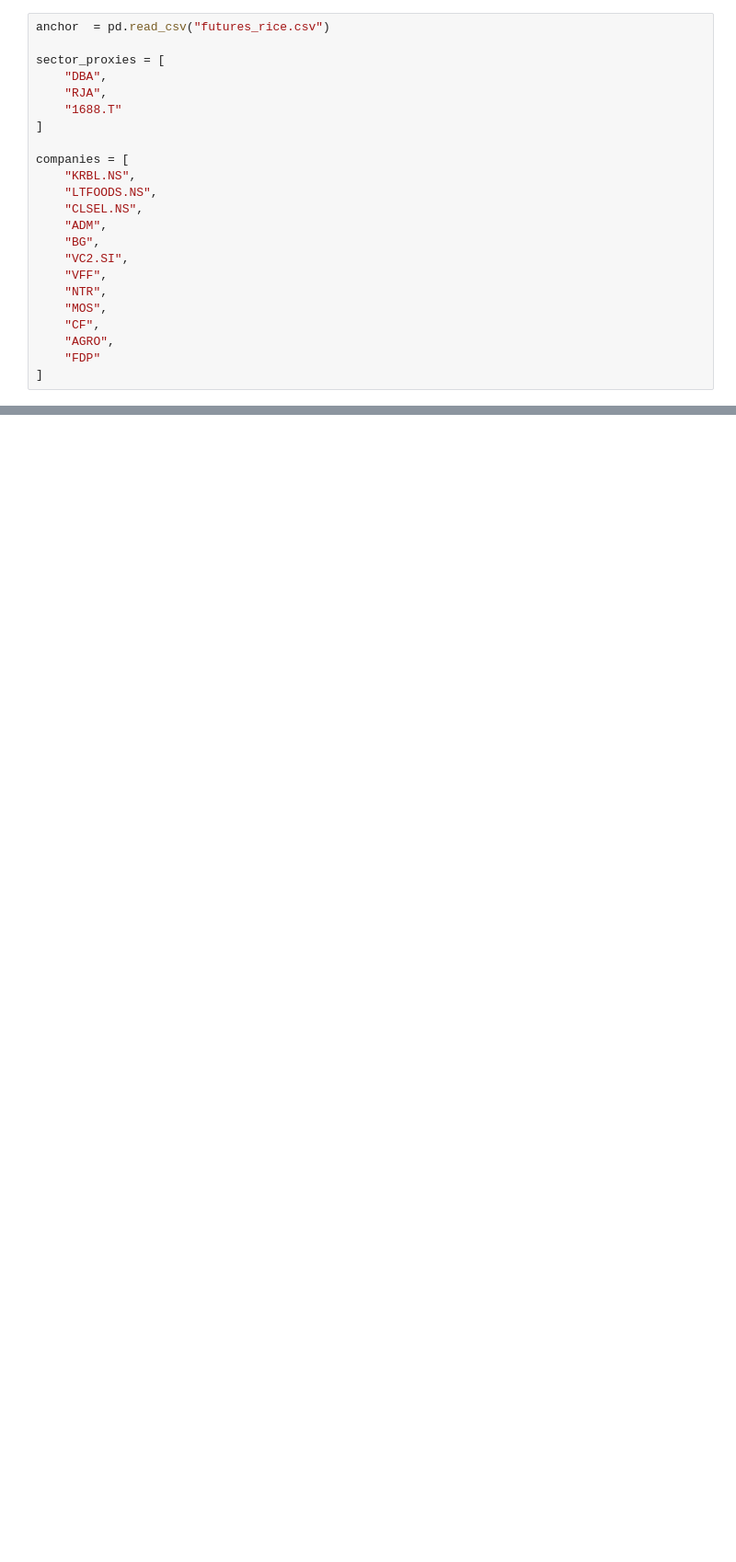
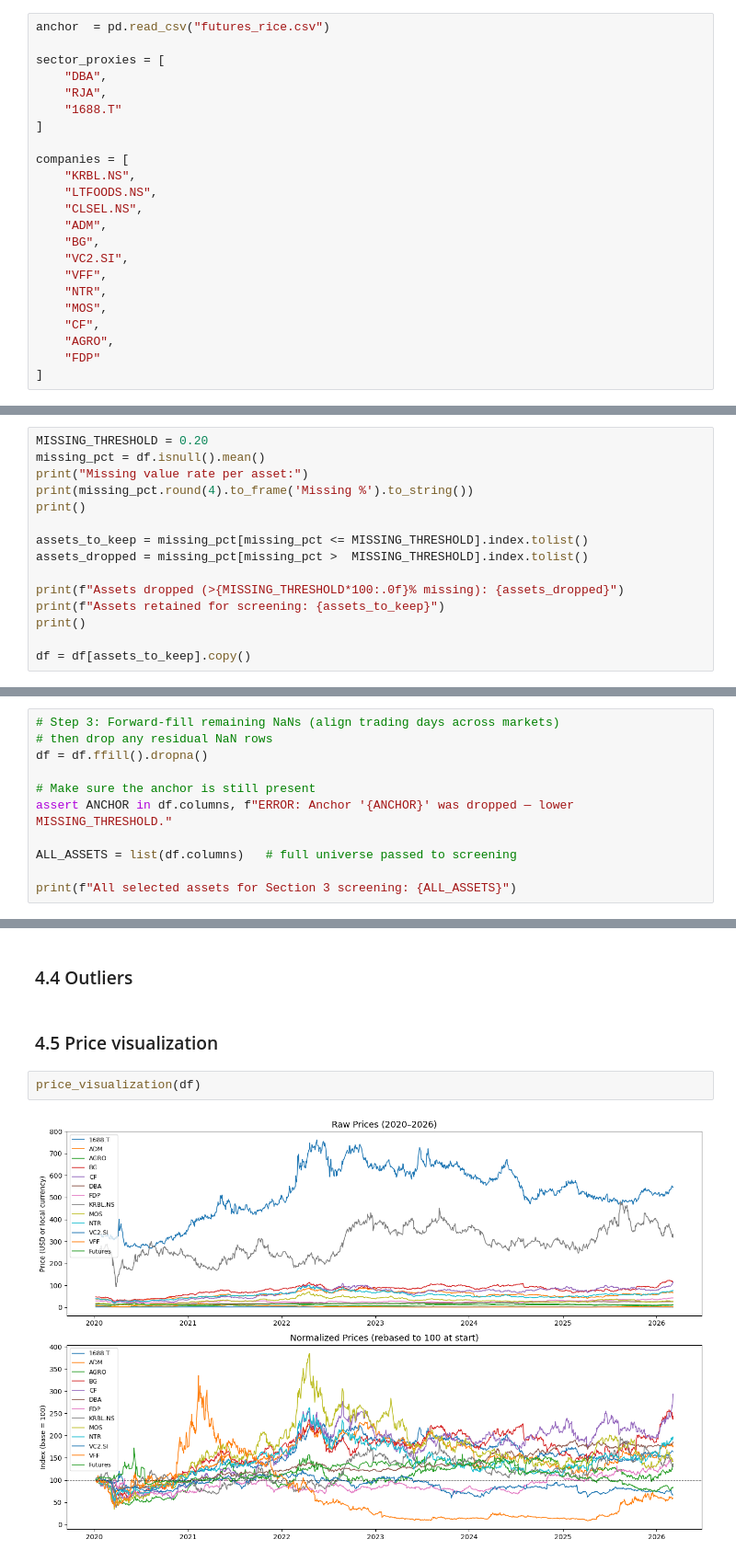
Before and after one commit to NatachaGsn/rice-trading-project, a Jupyter notebook: data.ipynb, the cells around one changed output, grey strips where cells are left out. Shown at 92% size. Drawn from its saved outputs; the diff is of its cells as text; blank space fills up the shorter version.

```diff
--- a/data.ipynb
+++ b/data.ipynb
@@ -126,0 +281,15 @@ plt.show()
+# %%
+MISSING_THRESHOLD = 0.20
+missing_pct = df.isnull().mean()
+print("Missing value rate per asset:")
+print(missing_pct.round(4).to_frame('Missing %').to_string())
+print()
+
+assets_to_keep = missing_pct[missing_pct <= MISSING_THRESHOLD].index.tolist()
+assets_dropped = missing_pct[missing_pct >  MISSING_THRESHOLD].index.tolist()
+
+print(f"Assets dropped (>{MISSING_THRESHOLD*100:.0f}% missing): {assets_dropped}")
+print(f"Assets retained for screening: {assets_to_keep}")
+print()
+
+df = df[assets_to_keep].copy()
@@ -126,0 +316,11 @@ plt.show()
+# %%
+# Step 3: Forward-fill remaining NaNs (align trading days across markets)
+# then drop any residual NaN rows
+df = df.ffill().dropna()
+
+# Make sure the anchor is still present
+assert ANCHOR in df.columns, f"ERROR: Anchor '{ANCHOR}' was dropped — lower MISSING_THRESHOLD."
+
+ALL_ASSETS = list(df.columns)   # full universe passed to screening
+
+print(f"All selected assets for Section 3 screening: {ALL_ASSETS}")
@@ -126,0 +329,8 @@ plt.show()
+# %% [markdown]
+### 4.4 Outliers
+# %% [markdown]
+### 4.5 Price visualization
+# %%
+price_visualization(df)
+# %% [output]
+[figure, added]
```
Also changed, not shown: parts of 23 cells of this notebook.
